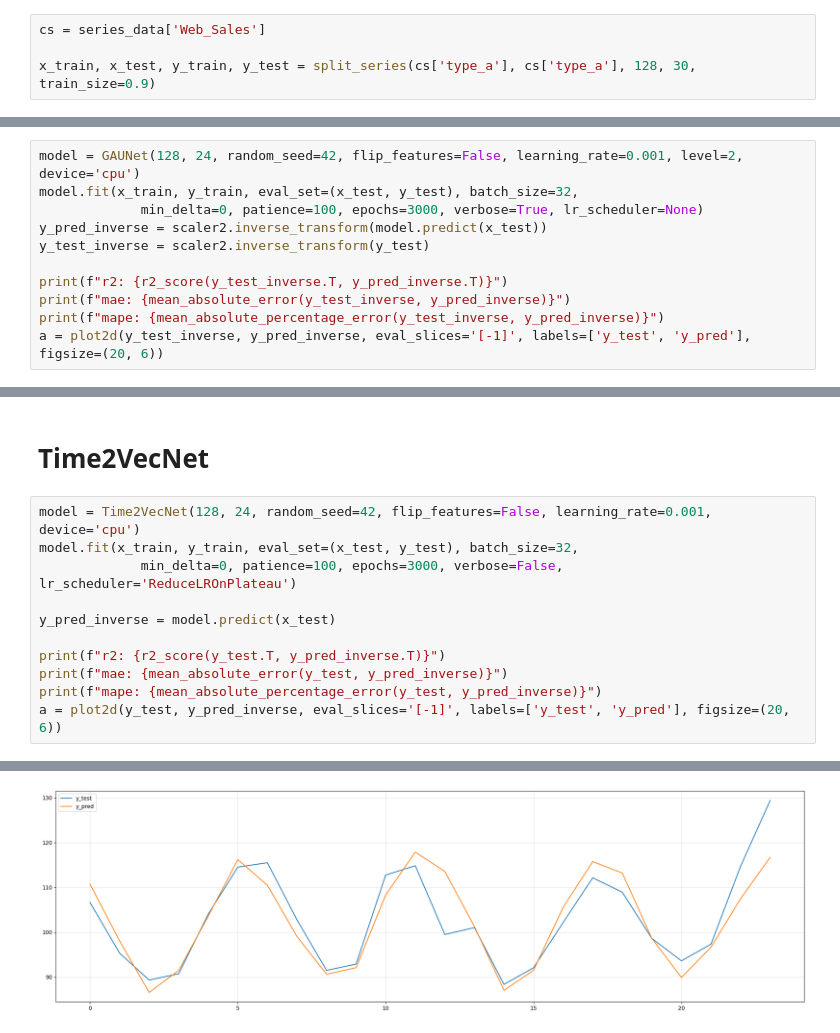
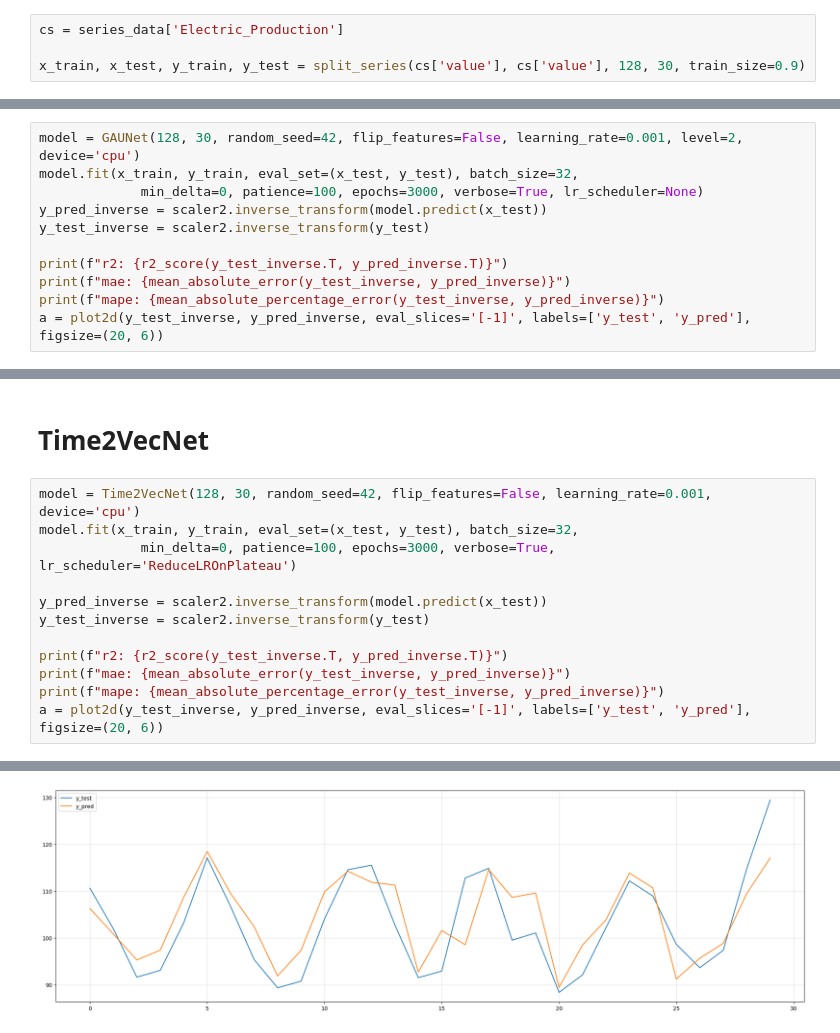
Before and after one commit to BirchKwok/spinesTS, a Jupyter notebook: examples/nn.ipynb, the cells around one changed output, grey strips where cells are left out. Drawn from its saved outputs; the diff is of its cells as text.

```diff
--- a/examples/nn.ipynb
+++ b/examples/nn.ipynb
@@ -36,9 +36,9 @@ series_data = BuiltInSeriesData()
 | 17 | Web_Sales            | date, type_a, type_b, sales_cnt                                      |
 +----+----------------------+----------------------------------------------------------------------+
 # %%
-cs = series_data['Web_Sales']
+cs = series_data['Electric_Production']
 
-x_train, x_test, y_train, y_test = split_series(cs['type_a'], cs['type_a'], 128, 30, train_size=0.9)
+x_train, x_test, y_train, y_test = split_series(cs['value'], cs['value'], 128, 30, train_size=0.9)
 # %%
 x_train.shape, x_test.shape
 # %% [output]
@@ -90,7 +90,7 @@ mape: 0.27231979837099957
 # %% [markdown]
 # GAUNet
 # %%
-model = GAUNet(128, 24, random_seed=42, flip_features=False, learning_rate=0.001, level=2, device='cpu')
+model = GAUNet(128, 30, random_seed=42, flip_features=False, learning_rate=0.001, level=2, device='cpu')
 model.fit(x_train, y_train, eval_set=(x_test, y_test), batch_size=32,
              min_delta=0, patience=100, epochs=3000, verbose=True, lr_scheduler=None)
 y_pred_inverse = scaler2.inverse_transform(model.predict(x_test))
@@ -122,14 +122,15 @@ mape: 0.267112833517959
 # %% [markdown]
 # Time2VecNet
 # %%
-model = Time2VecNet(128, 24, random_seed=42, flip_features=False, learning_rate=0.001, device='cpu')
+model = Time2VecNet(128, 30, random_seed=42, flip_features=False, learning_rate=0.001, device='cpu')
 model.fit(x_train, y_train, eval_set=(x_test, y_test), batch_size=32,
-             min_delta=0, patience=100, epochs=3000, verbose=False, lr_scheduler='ReduceLROnPlateau')
+             min_delta=0, patience=100, epochs=3000, verbose=True, lr_scheduler='ReduceLROnPlateau')
 
-y_pred_inverse = model.predict(x_test)
+y_pred_inverse = scaler2.inverse_transform(model.predict(x_test))
+y_test_inverse = scaler2.inverse_transform(y_test)
 
-print(f"r2: {r2_score(y_test.T, y_pred_inverse.T)}")
-print(f"mae: {mean_absolute_error(y_test, y_pred_inverse)}")
-print(f"mape: {mean_absolute_percentage_error(y_test, y_pred_inverse)}")
-a = plot2d(y_test, y_pred_inverse, eval_slices='[-1]', labels=['y_test', 'y_pred'], figsize=(20, 6))
+print(f"r2: {r2_score(y_test_inverse.T, y_pred_inverse.T)}")
+print(f"mae: {mean_absolute_error(y_test_inverse, y_pred_inverse)}")
+print(f"mape: {mean_absolute_percentage_error(y_test_inverse, y_pred_inverse)}")
+a = plot2d(y_test_inverse, y_pred_inverse, eval_slices='[-1]', labels=['y_test', 'y_pred'], figsize=(20, 6))
 # %% [output]
@@ -139 +154 @@ mape: 0.02698903244076549
-[figure, old version]
+[figure, new version]
```
Also changed, not shown: parts of 4 cells of this notebook, 3 other files.
